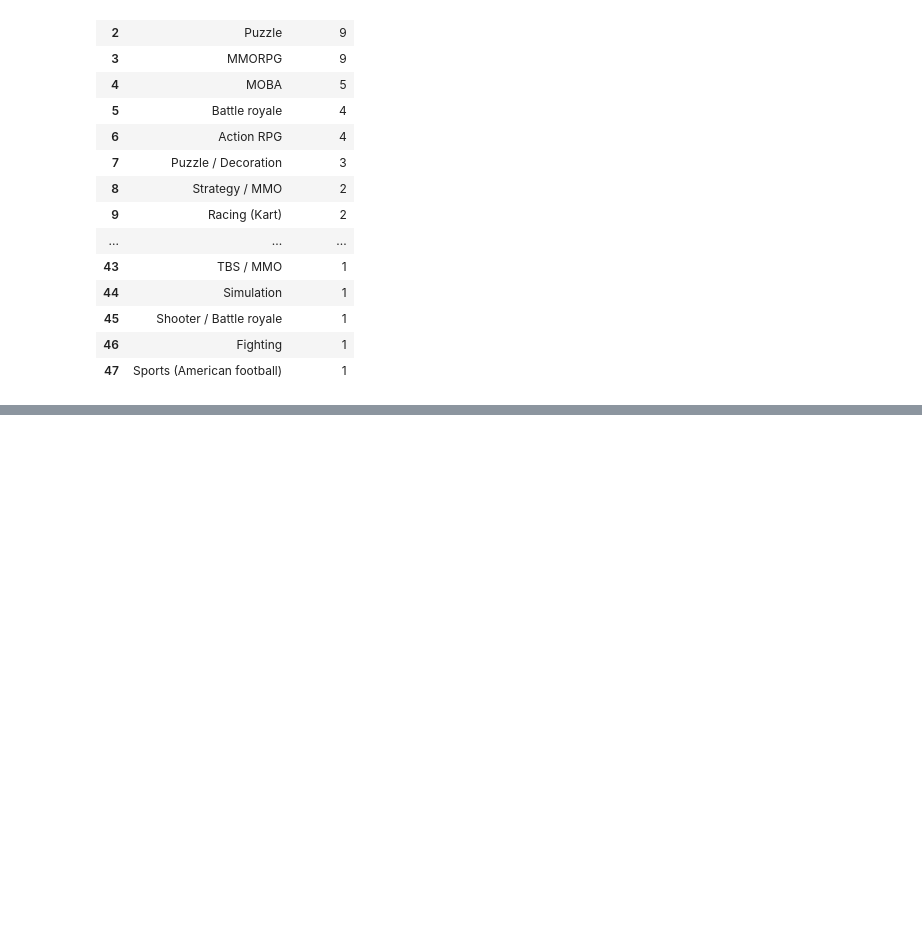
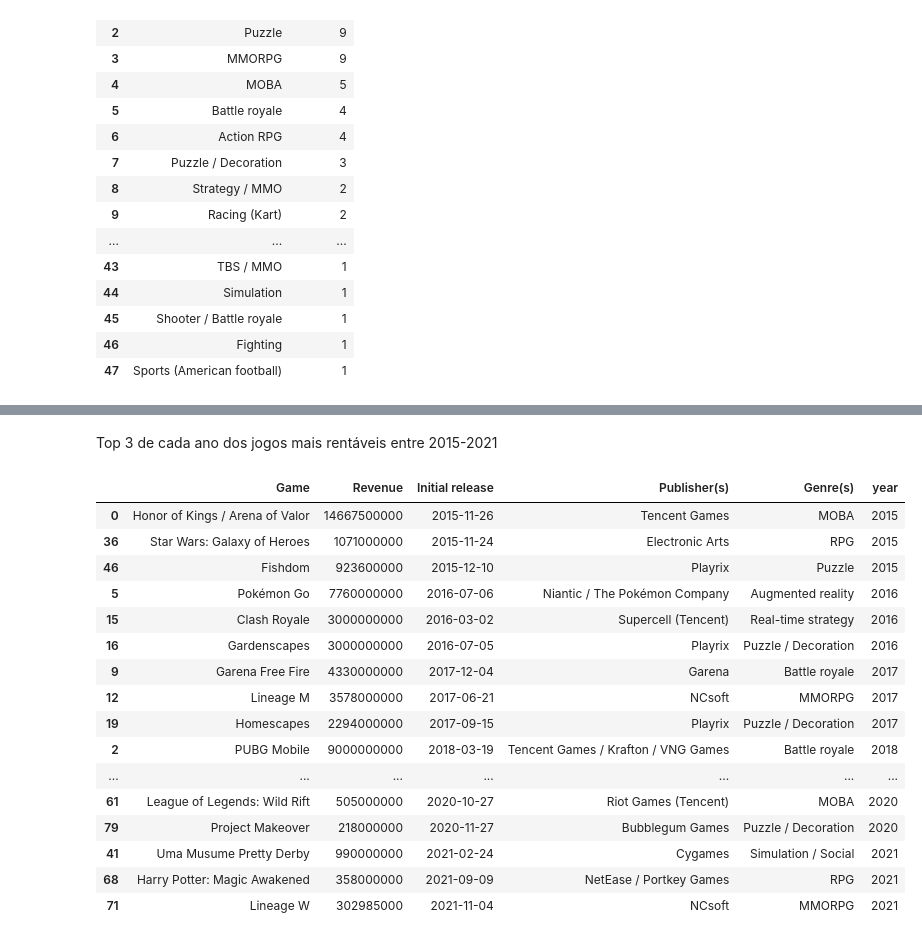
Before and after one commit to crismassaneiro/games-analysis, a Jupyter notebook: analysis.ipynb, the cells around one changed output, grey strips where cells are left out. Saved outputs shown, nothing was run; the diff lists cells and outputs as text; code cells hidden in the pictures; blank space fills up the shorter version.

Commit message:
Added top games by year

```diff
--- a/analysis.ipynb
+++ b/analysis.ipynb
@@ -110,0 +127,3 @@ fig.show()
+# %%
+df_filtered =df.copy()
+df_filtered = df_filtered[df_filtered["Initial release"] >= "2015-11-04"]
@@ -110,0 +146,24 @@ fig.show()
+# %%
+df_filtered["year"]= df_filtered["Initial release"].str.slice(0,4)
+# %% [markdown]
+Top 3 de cada ano dos jogos mais rentáveis entre 2015-2021
+# %%
+df_filtered.sort_values(by= ["year", "Revenue"], ascending= [True,False]).groupby("year").head(3)
+# %% [output]
+|  | Game | Revenue | Initial release | Publisher(s) | Genre(s) | year |
+| 0 | Honor of Kings / Arena of Valor | 14667500000 | 2015-11-26 | Tencent Games | MOBA | 2015 |
+| 36 | Star Wars: Galaxy of Heroes | 1071000000 | 2015-11-24 | Electronic Arts | RPG | 2015 |
+| 46 | Fishdom | 923600000 | 2015-12-10 | Playrix | Puzzle | 2015 |
+| 5 | Pokémon Go | 7760000000 | 2016-07-06 | Niantic / The Pokémon Company | Augmented reality | 2016 |
+| 15 | Clash Royale | 3000000000 | 2016-03-02 | Supercell (Tencent) | Real-time strategy | 2016 |
+| 16 | Gardenscapes | 3000000000 | 2016-07-05 | Playrix | Puzzle / Decoration | 2016 |
+| 9 | Garena Free Fire | 4330000000 | 2017-12-04 | Garena | Battle royale | 2017 |
+| 12 | Lineage M | 3578000000 | 2017-06-21 | NCsoft | MMORPG | 2017 |
+| 19 | Homescapes | 2294000000 | 2017-09-15 | Playrix | Puzzle / Decoration | 2017 |
+| 2 | PUBG Mobile | 9000000000 | 2018-03-19 | Tencent Games / Krafton / VNG Games | Battle royale | 2018 |
+| ... | ... | ... | ... | ... | ... | ... |
+| 61 | League of Legends: Wild Rift | 505000000 | 2020-10-27 | Riot Games (Tencent) | MOBA | 2020 |
+| 79 | Project Makeover | 218000000 | 2020-11-27 | Bubblegum Games | Puzzle / Decoration | 2020 |
+| 41 | Uma Musume Pretty Derby | 990000000 | 2021-02-24 | Cygames | Simulation / Social | 2021 |
+| 68 | Harry Potter: Magic Awakened | 358000000 | 2021-09-09 | NetEase / Portkey Games | RPG | 2021 |
+| 71 | Lineage W | 302985000 | 2021-11-04 | NCsoft | MMORPG | 2021 |
```
Also changed, not shown: parts of 7 cells of this notebook.
